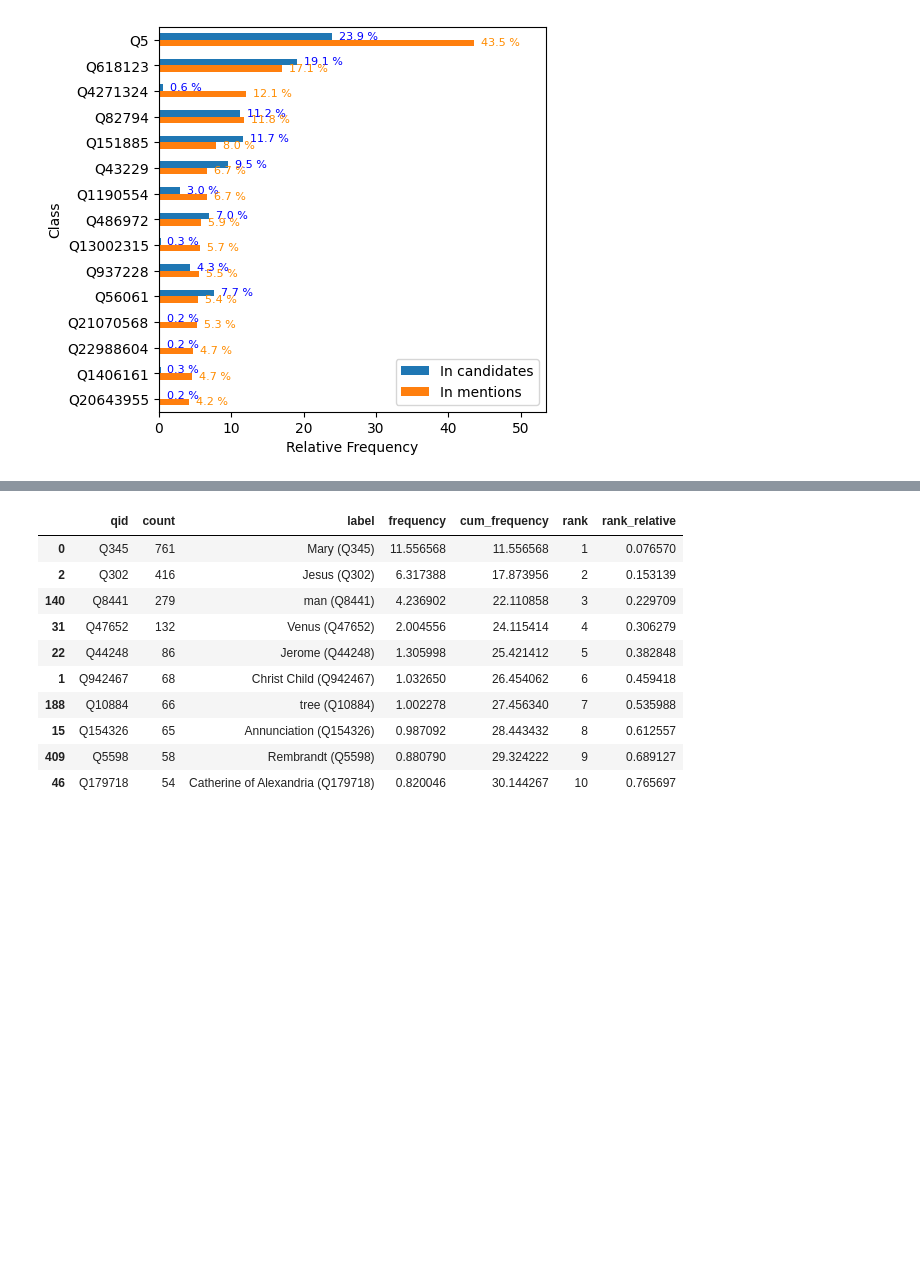
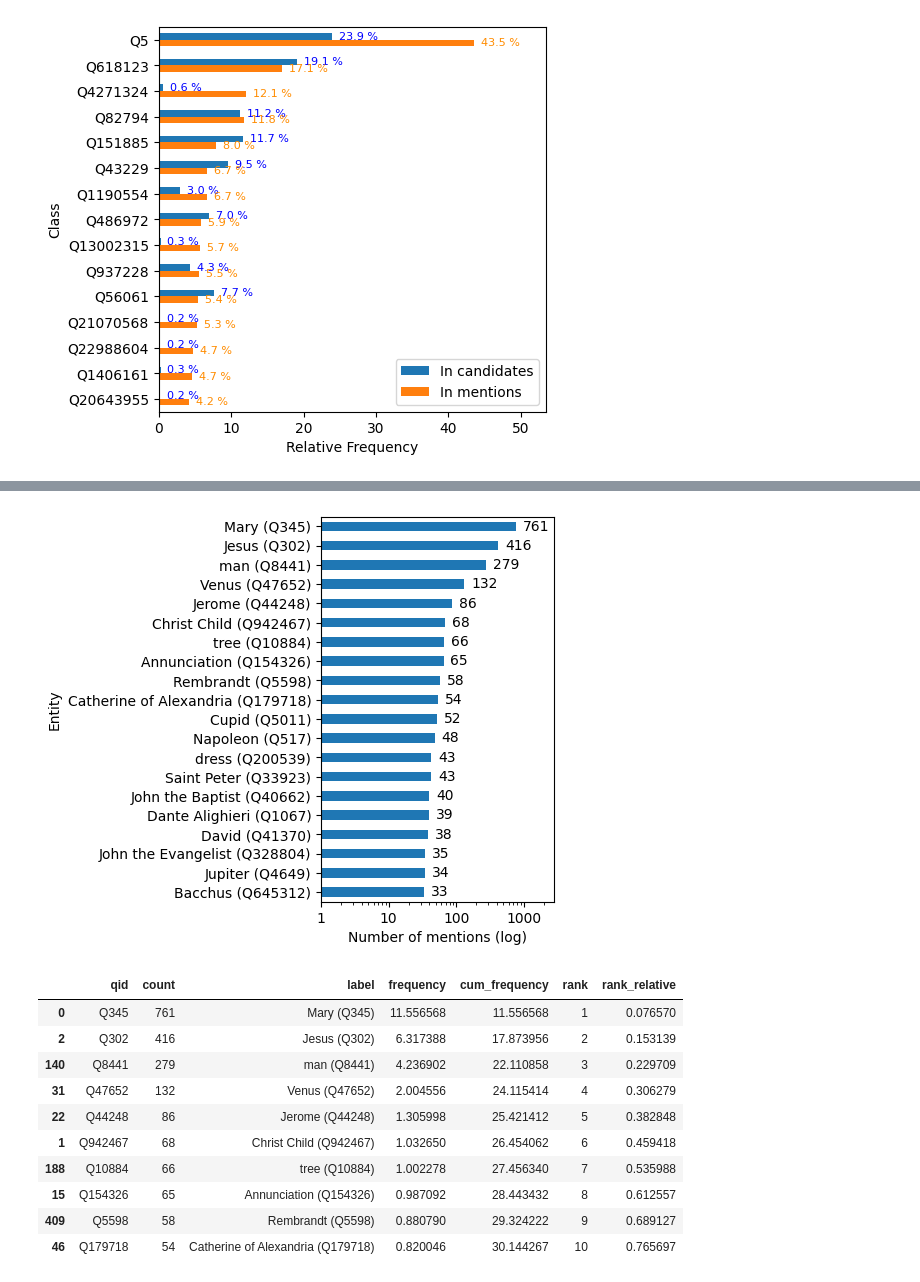
Before and after one commit to HPI-Information-Systems/MELArt, a Jupyter notebook: statistics_subjects.ipynb, the cells around one changed output, grey strips where cells are left out. Drawn from its saved outputs; the diff is of its cells as text; code cells hidden in the pictures; blank space fills up the shorter version.

```diff
--- a/statistics_subjects.ipynb
+++ b/statistics_subjects.ipynb
@@ -238,3 +232,12 @@ plt.savefig("figures/top_entities_mentions.pdf", format="pdf", bbox_inches='tigh
+# %%
+ax=df_mention_counts.head(k).plot(kind='barh', x='label', y='count', figsize=(3,5), xlabel='Number of mentions (log)', ylabel='Entity', xlim=(1,max(df_mention_counts.head(k)['count'])+2000), legend=False, logx=True)
+ax.invert_yaxis()
+ax.bar_label(ax.containers[0], padding=5)
+ax.set_xticks([1,10,100,1000])
+ax.set_xticklabels(["1","10","100","1000"])
+plt.savefig("figures/top_entities_mentions.pdf", format="pdf", bbox_inches='tight')
+# %% [output]
+[figure, added]
 # %%
 df_mention_counts["cum_frequency"]=df_mention_counts['frequency'].cumsum()
 df_mention_counts["rank"]=range(1,len(df_mention_counts)+1)
```
Also changed, not shown: parts of 4 cells of this notebook, 1 other file.
